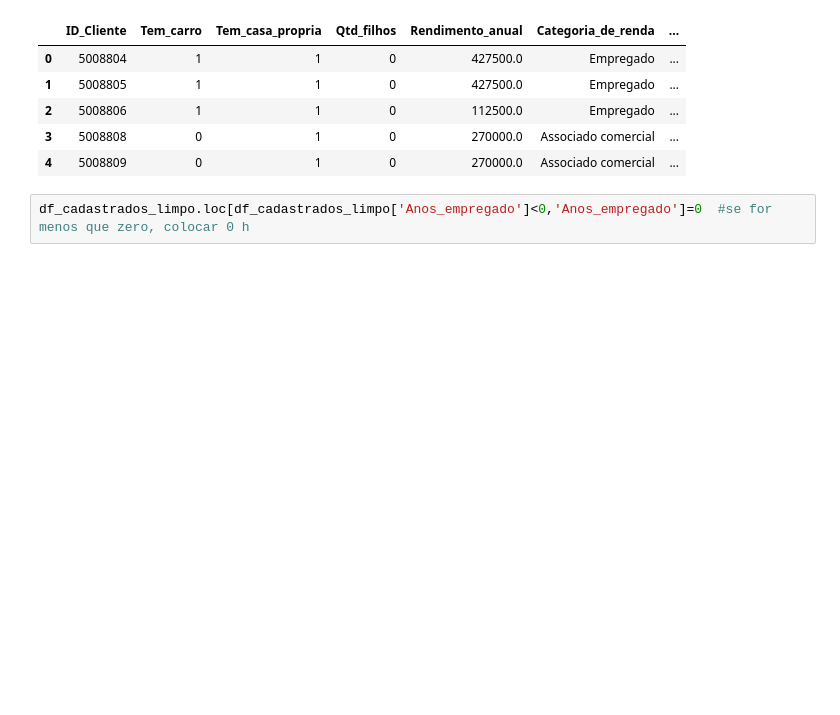
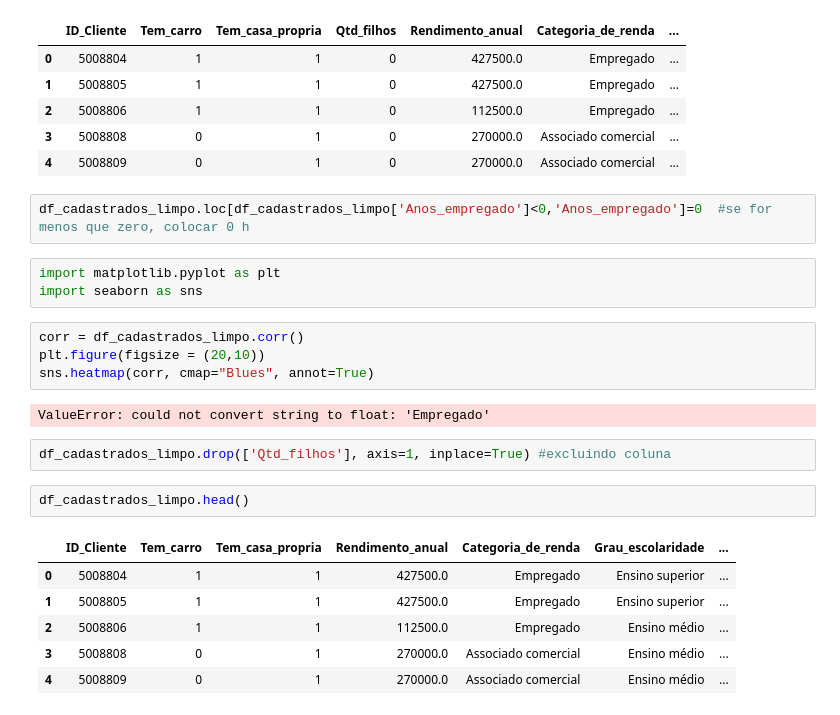
Before and after one commit to ailaendo/fase4_postech, a Jupyter notebook: Deploy de aplicações/fase4_credito.ipynb, the cells around one changed output. Cells and saved outputs as stored; diff of their text form; blank space fills up the shorter version.

```diff
--- a/Deploy de aplicações/fase4_credito.ipynb
+++ b/Deploy de aplicações/fase4_credito.ipynb
@@ -203,3 +203,23 @@ df_cadastrados_limpo.head()
 | 4 | 5008809 | 0 | 1 | 0 | 270000.0 | Associado comercial | ... |
 # %%
 df_cadastrados_limpo.loc[df_cadastrados_limpo['Anos_empregado']<0,'Anos_empregado']=0  #se for menos que zero, colocar 0 h
+# %%
+import matplotlib.pyplot as plt
+import seaborn as sns
+# %%
+corr = df_cadastrados_limpo.corr()
+plt.figure(figsize = (20,10))
+sns.heatmap(corr, cmap="Blues", annot=True)
+# %% [output]
+ValueError: could not convert string to float: 'Empregado'
+# %%
+df_cadastrados_limpo.drop(['Qtd_filhos'], axis=1, inplace=True) #excluindo coluna
+# %%
+df_cadastrados_limpo.head()
+# %% [output]
+|  | ID_Cliente | Tem_carro | Tem_casa_propria | Rendimento_anual | Categoria_de_renda | Grau_escolaridade | ... |
+| 0 | 5008804 | 1 | 1 | 427500.0 | Empregado | Ensino superior | ... |
+| 1 | 5008805 | 1 | 1 | 427500.0 | Empregado | Ensino superior | ... |
+| 2 | 5008806 | 1 | 1 | 112500.0 | Empregado | Ensino médio | ... |
+| 3 | 5008808 | 0 | 1 | 270000.0 | Associado comercial | Ensino médio | ... |
+| 4 | 5008809 | 0 | 1 | 270000.0 | Associado comercial | Ensino médio | ... |
```
Also changed, not shown: parts of 16 cells of this notebook, 8 other files.
